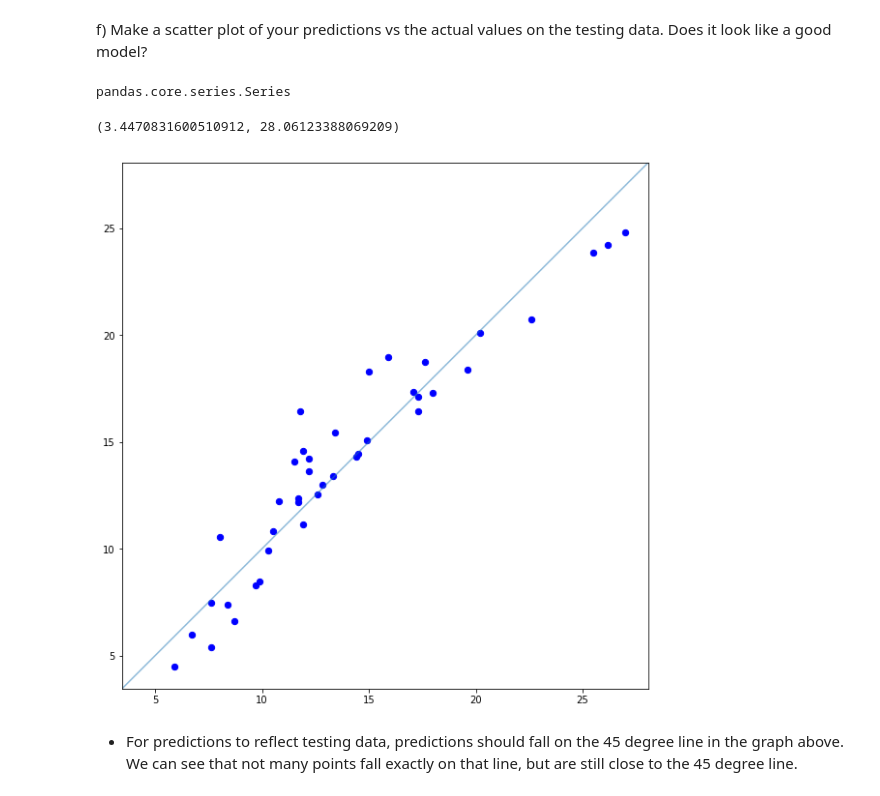
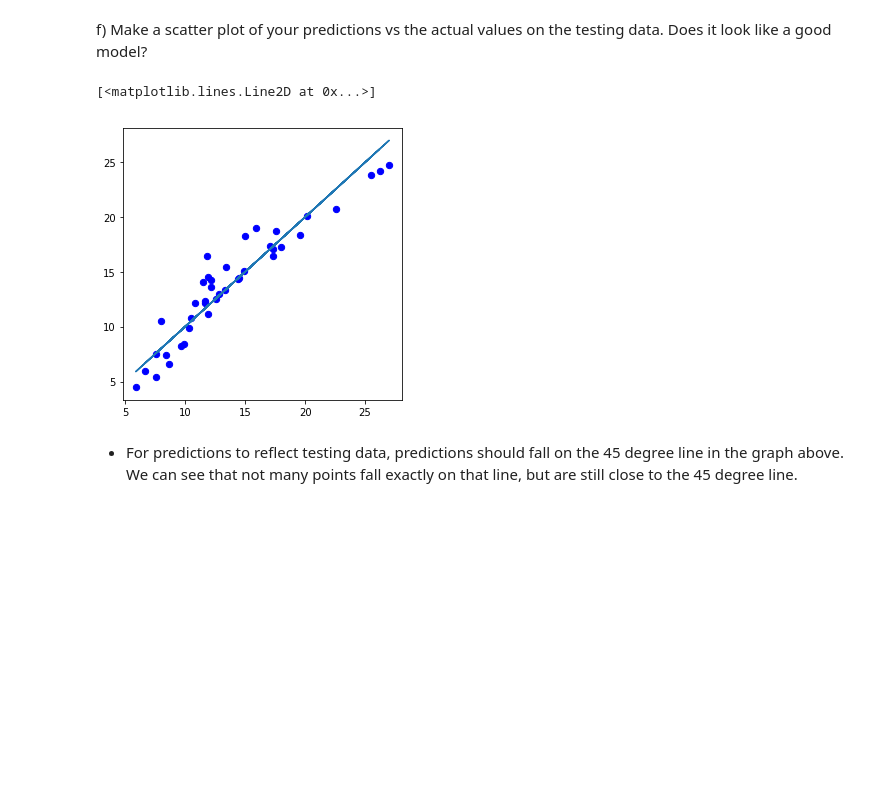
Before and after one commit to Columbia-Intro-Data-Science/python-introduction-wd-x, a Jupyter notebook: Homework 1 - Github and Pandas - Weida Xu.ipynb, the cells around one changed output. Drawn from its saved outputs; the diff is of its cells as text; code cells hidden in the pictures; blank space fills up the shorter version.

```diff
--- a/Homework 1 - Github and Pandas - Weida Xu.ipynb
+++ b/Homework 1 - Github and Pandas - Weida Xu.ipynb
@@ -176,24 +178,13 @@ R squared is: 0.895
 - this is a good level of R squared, as it indicates that the linear model explains 89.5% of variance in the testing data.
 # %% [markdown]
 f) Make a scatter plot of your predictions vs the actual values on the testing data. Does it look like a good model?
-# %%
-type(y_test)
-# %% [output]
-pandas.core.series.Series
-# %%
-fig, ax = plt.subplots(figsize=(10,10))
-ax.scatter(y_test, predictions, s=40, c='b',)
-lims = [
-    np.min([ax.get_xlim(), ax.get_ylim()]),  # min of both axes
-    np.max([ax.get_xlim(), ax.get_ylim()]),  # max of both axes
-]
-ax.plot(lims, lims, ls='-', alpha=0.5)
-ax.set_aspect('equal')
-ax.set_xlim(lims)
-ax.set_ylim(lims)
-# %% [output]
-(3.4470831600510912, 28.06123388069209)
-[figure, removed]
+# %%
+fig, ax = plt.subplots(figsize=(5,5))
+ax.scatter(y_test, predictions, s=40, c='b',)
+ax.plot(y_test, y_test)
+# %% [output]
+[<matplotlib.lines.Line2D at 0x...>]
+[figure, added]
 # %% [markdown]
 - For predictions to reflect testing data, predictions should fall on the 45 degree line in the graph above. We can see that not many points fall exactly on that line, but are still close to the 45 degree line.
 # %% [markdown]
```
Also changed, not shown: parts of 34 cells of this notebook, 5 other files.
